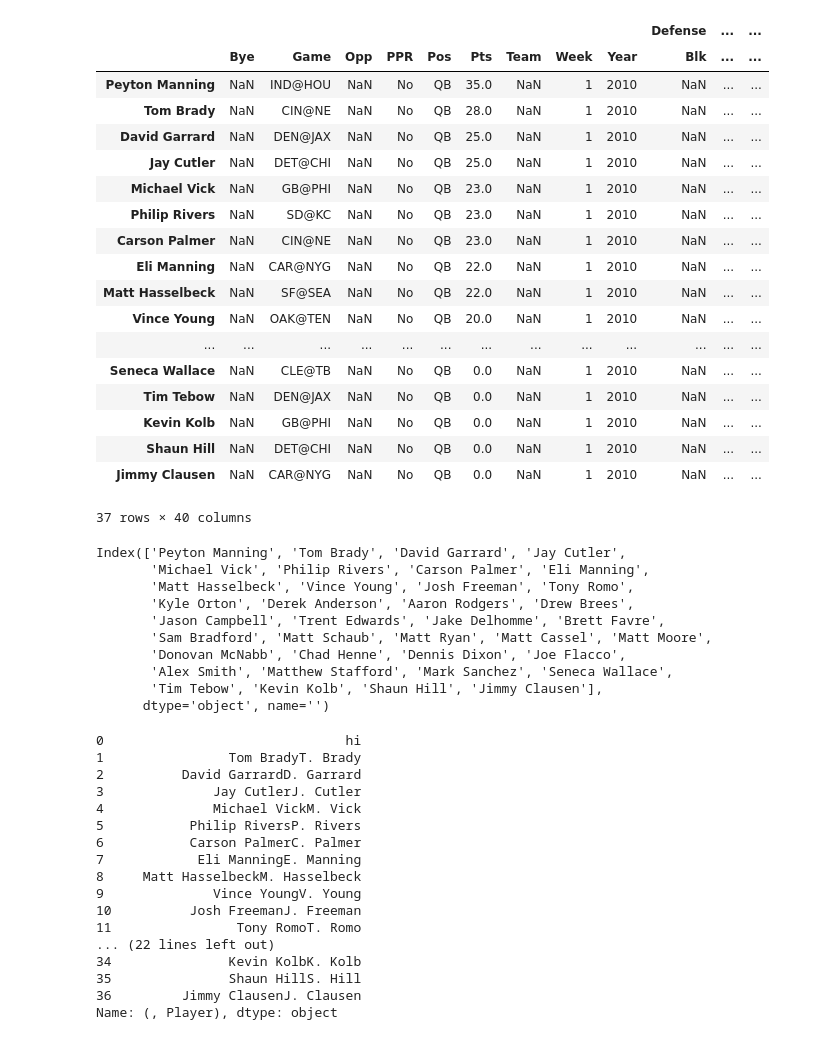
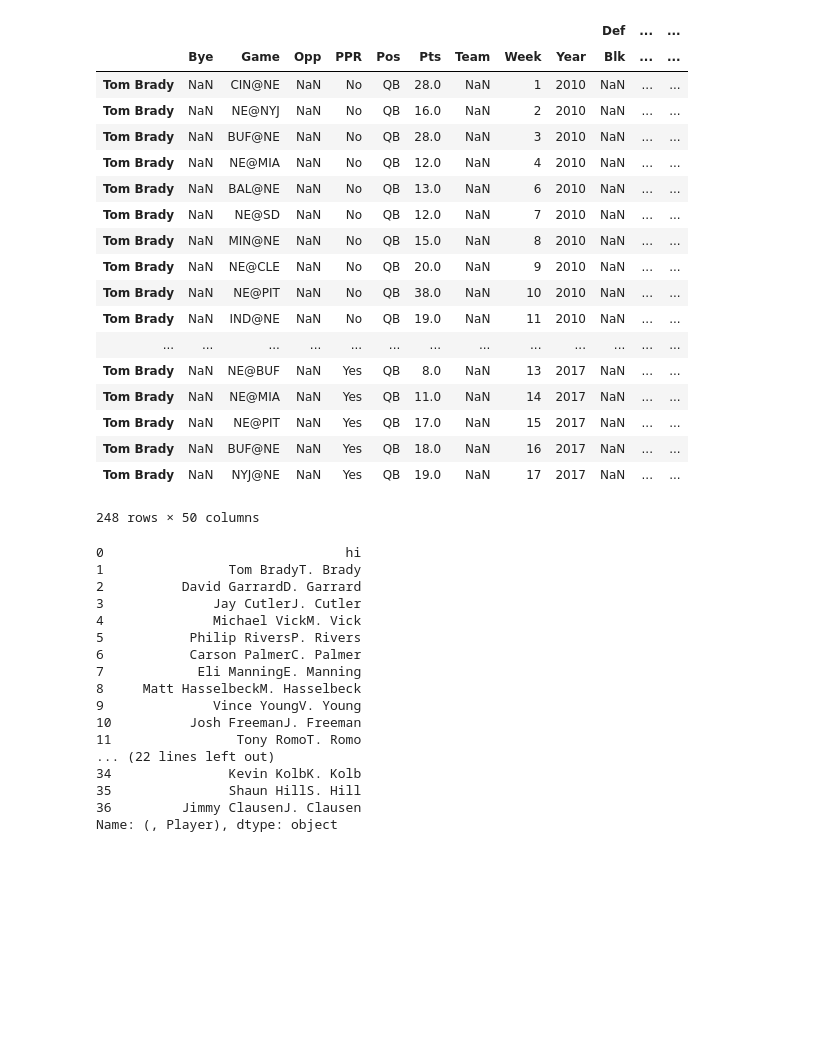
Before and after one commit to b7nguyen/ffb-data, a Jupyter notebook: Fantasy_Football.ipynb, the cells around one changed output. Saved outputs shown, nothing was run; the diff lists cells and outputs as text; code cells hidden in the pictures; blank space fills up the shorter version.

```diff
--- a/Fantasy_Football.ipynb
+++ b/Fantasy_Football.ipynb
@@ -419,39 +438,26 @@ for tup in tframeArray:
         break
-# %%
-frameMaster
-# %% [output]
-|  |  |  |  |  |  |  |  |  |  | Defense | ... | ... |
-|  | Bye | Game | Opp | PPR | Pos | Pts | Team | Week | Year | Blk | ... | ... |
-| Peyton Manning | NaN | IND@HOU | NaN | No | QB | 35.0 | NaN | 1 | 2010 | NaN | ... | ... |
-| Tom Brady | NaN | CIN@NE | NaN | No | QB | 28.0 | NaN | 1 | 2010 | NaN | ... | ... |
-| David Garrard | NaN | DEN@JAX | NaN | No | QB | 25.0 | NaN | 1 | 2010 | NaN | ... | ... |
-| Jay Cutler | NaN | DET@CHI | NaN | No | QB | 25.0 | NaN | 1 | 2010 | NaN | ... | ... |
-| Michael Vick | NaN | GB@PHI | NaN | No | QB | 23.0 | NaN | 1 | 2010 | NaN | ... | ... |
-| Philip Rivers | NaN | SD@KC | NaN | No | QB | 23.0 | NaN | 1 | 2010 | NaN | ... | ... |
-| Carson Palmer | NaN | CIN@NE | NaN | No | QB | 23.0 | NaN | 1 | 2010 | NaN | ... | ... |
-| Eli Manning | NaN | CAR@NYG | NaN | No | QB | 22.0 | NaN | 1 | 2010 | NaN | ... | ... |
-| Matt Hasselbeck | NaN | SF@SEA | NaN | No | QB | 22.0 | NaN | 1 | 2010 | NaN | ... | ... |
-| Vince Young | NaN | OAK@TEN | NaN | No | QB | 20.0 | NaN | 1 | 2010 | NaN | ... | ... |
-| ... | ... | ... | ... | ... | ... | ... | ... | ... | ... | ... | ... | ... |
-| Seneca Wallace | NaN | CLE@TB | NaN | No | QB | 0.0 | NaN | 1 | 2010 | NaN | ... | ... |
-| Tim Tebow | NaN | DEN@JAX | NaN | No | QB | 0.0 | NaN | 1 | 2010 | NaN | ... | ... |
-| Kevin Kolb | NaN | GB@PHI | NaN | No | QB | 0.0 | NaN | 1 | 2010 | NaN | ... | ... |
-| Shaun Hill | NaN | DET@CHI | NaN | No | QB | 0.0 | NaN | 1 | 2010 | NaN | ... | ... |
-| Jimmy Clausen | NaN | CAR@NYG | NaN | No | QB | 0.0 | NaN | 1 | 2010 | NaN | ... | ... |
-37 rows × 40 columns
-# %%
-dframe.index
-# %% [output]
-Index(['Peyton Manning', 'Tom Brady', 'David Garrard', 'Jay Cutler',
-       'Michael Vick', 'Philip Rivers', 'Carson Palmer', 'Eli Manning',
-       'Matt Hasselbeck', 'Vince Young', 'Josh Freeman', 'Tony Romo',
-       'Kyle Orton', 'Derek Anderson', 'Aaron Rodgers', 'Drew Brees',
-       'Jason Campbell', 'Trent Edwards', 'Jake Delhomme', 'Brett Favre',
-       'Sam Bradford', 'Matt Schaub', 'Matt Ryan', 'Matt Cassel', 'Matt Moore',
-       'Donovan McNabb', 'Chad Henne', 'Dennis Dixon', 'Joe Flacco',
-       'Alex Smith', 'Matthew Stafford', 'Mark Sanchez', 'Seneca Wallace',
-       'Tim Tebow', 'Kevin Kolb', 'Shaun Hill', 'Jimmy Clausen'],
-      dtype='object', name='')
+# %%
+frameMaster.loc['Tom Brady']
+# %% [output]
+|  |  |  |  |  |  |  |  |  |  | Def | ... | ... |
+|  | Bye | Game | Opp | PPR | Pos | Pts | Team | Week | Year | Blk | ... | ... |
+| Tom Brady | NaN | CIN@NE | NaN | No | QB | 28.0 | NaN | 1 | 2010 | NaN | ... | ... |
+| Tom Brady | NaN | NE@NYJ | NaN | No | QB | 16.0 | NaN | 2 | 2010 | NaN | ... | ... |
+| Tom Brady | NaN | BUF@NE | NaN | No | QB | 28.0 | NaN | 3 | 2010 | NaN | ... | ... |
+| Tom Brady | NaN | NE@MIA | NaN | No | QB | 12.0 | NaN | 4 | 2010 | NaN | ... | ... |
+| Tom Brady | NaN | BAL@NE | NaN | No | QB | 13.0 | NaN | 6 | 2010 | NaN | ... | ... |
+| Tom Brady | NaN | NE@SD | NaN | No | QB | 12.0 | NaN | 7 | 2010 | NaN | ... | ... |
+| Tom Brady | NaN | MIN@NE | NaN | No | QB | 15.0 | NaN | 8 | 2010 | NaN | ... | ... |
+| Tom Brady | NaN | NE@CLE | NaN | No | QB | 20.0 | NaN | 9 | 2010 | NaN | ... | ... |
+| Tom Brady | NaN | NE@PIT | NaN | No | QB | 38.0 | NaN | 10 | 2010 | NaN | ... | ... |
+| Tom Brady | NaN | IND@NE | NaN | No | QB | 19.0 | NaN | 11 | 2010 | NaN | ... | ... |
+| ... | ... | ... | ... | ... | ... | ... | ... | ... | ... | ... | ... | ... |
+| Tom Brady | NaN | NE@BUF | NaN | Yes | QB | 8.0 | NaN | 13 | 2017 | NaN | ... | ... |
+| Tom Brady | NaN | NE@MIA | NaN | Yes | QB | 11.0 | NaN | 14 | 2017 | NaN | ... | ... |
+| Tom Brady | NaN | NE@PIT | NaN | Yes | QB | 17.0 | NaN | 15 | 2017 | NaN | ... | ... |
+| Tom Brady | NaN | BUF@NE | NaN | Yes | QB | 18.0 | NaN | 16 | 2017 | NaN | ... | ... |
+| Tom Brady | NaN | NYJ@NE | NaN | Yes | QB | 19.0 | NaN | 17 | 2017 | NaN | ... | ... |
+248 rows × 50 columns
 # %%
 dframe[('','Player')]
 
```
Also changed, not shown: parts of 7 cells of this notebook.
